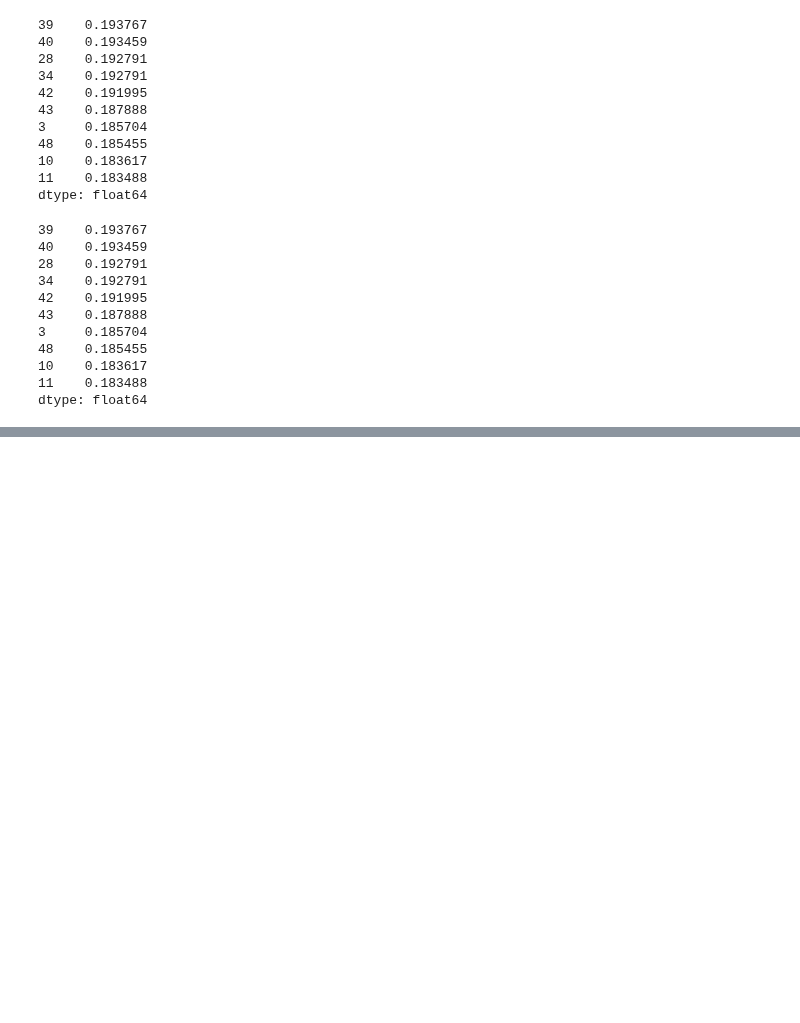
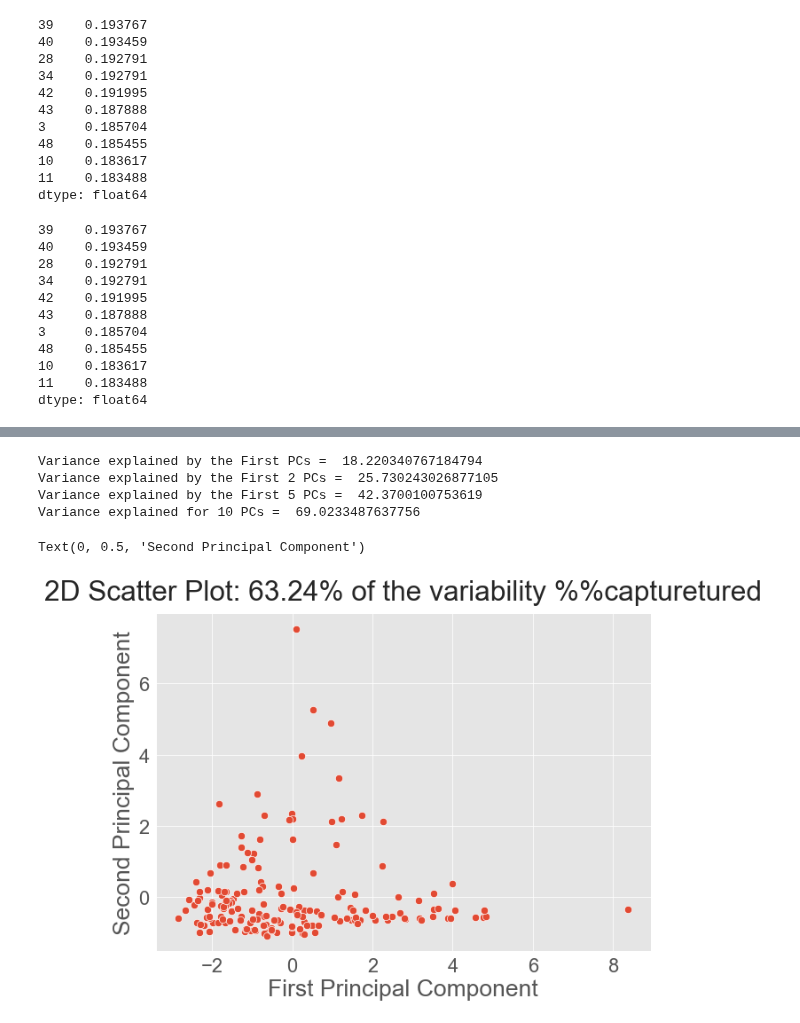
Before and after one commit to puneettokhi/CMPE255, a Jupyter notebook: college_major_analysis.ipynb, the cells around one changed output, grey strips where cells are left out. Saved outputs shown, nothing was run; the diff lists cells and outputs as text; code cells hidden in the pictures; blank space fills up the shorter version.

```diff
--- a/college_major_analysis.ipynb
+++ b/college_major_analysis.ipynb
@@ -889,0 +966,24 @@ Variance for Principal Components =  95.12820512820521
+# %%
+print('Variance explained by the First PCs = ', np.cumsum(pca_10.explained_variance_ratio_ * 100)[0])
+print('Variance explained by the First 2 PCs = ', np.cumsum(pca_10.explained_variance_ratio_ * 100)[1])
+print('Variance explained by the First 5 PCs = ', np.cumsum(pca_10.explained_variance_ratio_ * 100)[4])
+print('Variance explained for 10 PCs = ', np.cumsum(pca_10.explained_variance_ratio_ * 100)[9])
+# %% [output]
+Variance explained by the First PCs =  18.220340767184794
+Variance explained by the First 2 PCs =  25.730243026877105
+Variance explained by the First 5 PCs =  42.3700100753619
+Variance explained for 10 PCs =  69.0233487637756
+# %%
+pca_2 = PCA(n_components = 2, random_state = 2020)
+pca_2.fit(X_scaled)
+X_pca_2 = pca_2.transform(X_scaled)
+# %%
+plt.figure(figsize = (10, 7))
+sns.scatterplot(x = X_pca_2[:, 0], y = X_pca_2[:, 1], s = 70)
+
+plt.title('2D Scatter Plot: 63.24% of the variability %%capturetured', pad = 15)
+plt.xlabel('First Principal Component')
+plt.ylabel('Second Principal Component')
+# %% [output]
+Text(0, 0.5, 'Second Principal Component')
+[figure, added]
```
Also changed, not shown: parts of 39 cells of this notebook.
